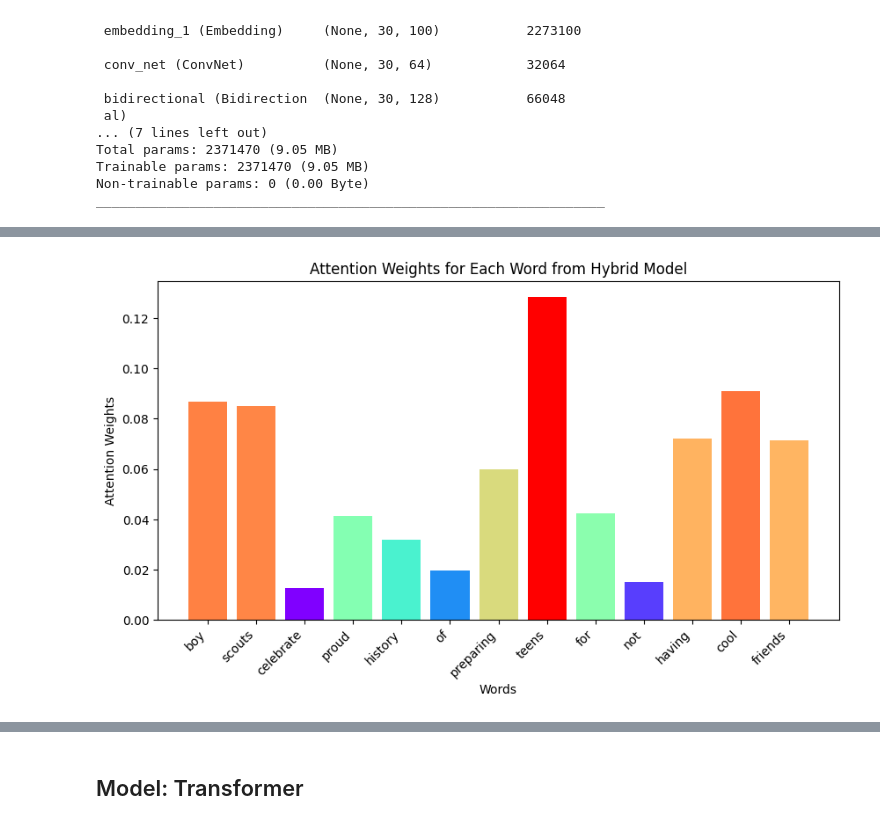
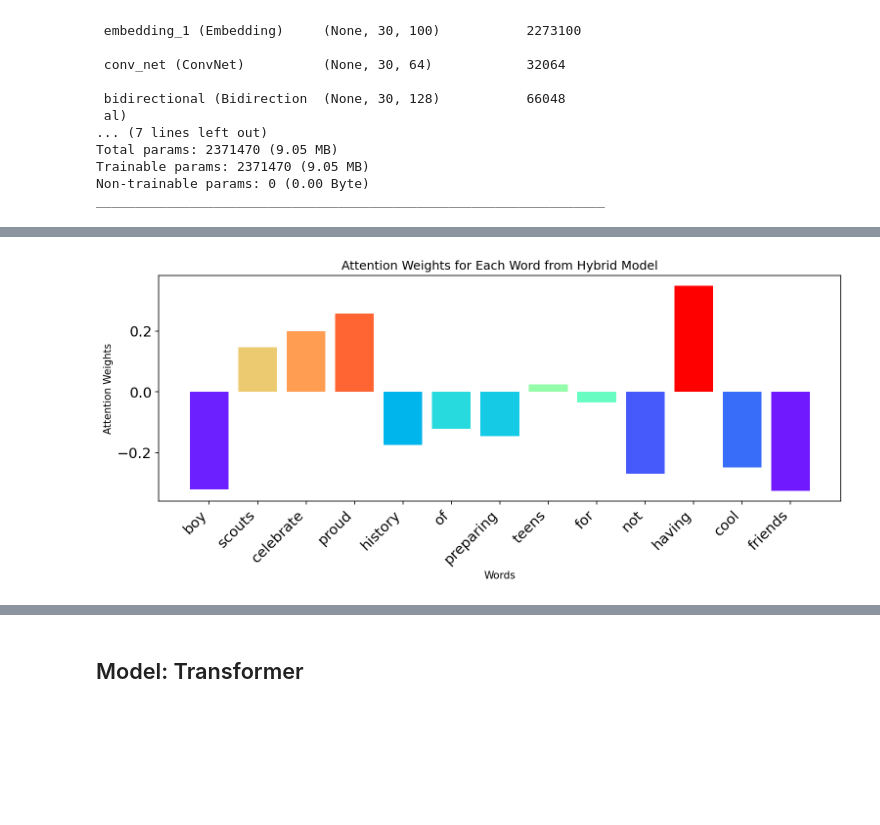
Before and after one commit to M3LLI55X/NLP_project, a Jupyter notebook: Models.ipynb, the cells around one changed output, grey strips where cells are left out. Drawn from its saved outputs; the diff is of its cells as text; code cells hidden in the pictures; blank space fills up the shorter version.

Commit message:
Weights comparison added

```diff
--- a/Models.ipynb
+++ b/Models.ipynb
@@ -396,10 +408,14 @@ plt.show()
 # %%
+# import again avoiding error
+from matplotlib  import cm
+
 def visualize_attention_weights(sentence, model, tokenizer):
     # Tokenize and pad the input sentence
     sequence = tokenizer.texts_to_sequences([sentence])
-    padded_sequence = pad_sequences(sequence, padding="post", maxlen=max_sequence_length_train)
+    padded_sequence = pad_sequences(sequence, padding="post",
+                                    maxlen=max_sequence_length_train)
 
-    # Define a submodel to extract the output of the attention layer along with the attention weights
+    # Define a submodel to extract the output from attention layer with weights
     # Replace with the correct name from the summary, if u've run it many times
     attention_layer = model.get_layer('attention_layer_2')
     submodel = Model(inputs=model.input, outputs=[model.output, attention_layer.output])
@@ -419,16 +435,17 @@ def visualize_attention_weights(sentence, model, tokenizer):
     # Extract the words corresponding to the tokens for visualization
     words = [tokenizer.index_word.get(token) for token in sequence[0]]
 
-    # Normalize the attention weights to range [0, 1] for color mapping
-    trimmed_attention_weights = np.abs(trimmed_attention_weights)
-    attention_weights_log  = np.log(trimmed_attention_weights + 1e-5)
-    normalized_weights_log = (attention_weights_log - np.min(attention_weights_log)) / (np.max(attention_weights_log) - np.min(attention_weights_log))
-    cols = cm.rainbow(normalized_weights_log)
+    # Normalize the attention weights for color mapping
+    max_weight = max(abs(trimmed_attention_weights.min()), trimmed_attention_weights.max())
+    normalized_weights = trimmed_attention_weights / max_weight
+    cols = cm.rainbow((normalized_weights + 1) / 2)
 
     # Plot the attention weights
-    plt.figure(figsize=(10, 5))
+    plt.figure(figsize=(12, 4), dpi=150)
     plt.bar(range(len(words)), trimmed_attention_weights, color=cols)
     plt.xticks(range(len(words)), words, rotation=45, ha='right')
+    plt.tick_params(axis='y', which='major', labelsize=14)
+    plt.tick_params(axis='x', which='major', labelsize=14)
     plt.xlabel('Words')
     plt.ylabel('Attention Weights')
     plt.title('Attention Weights for Each Word from Hybrid Model')
@@ -442,4 +459,4 @@ visualize_attention_weights(example_1, hybrid_model, tokenizer)
-[figure, old version]
+[figure, new version]
 # %%
 visualize_attention_weights(example_2, hybrid_model, tokenizer)
 # %% [output]
```
Also changed, not shown: parts of 30 cells of this notebook, 1 other file.
